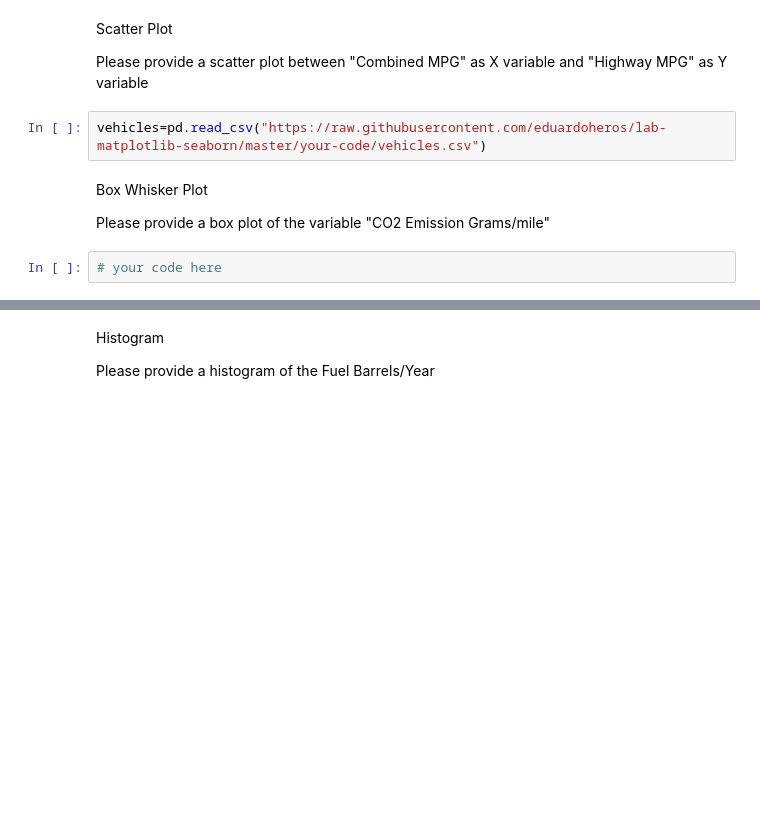
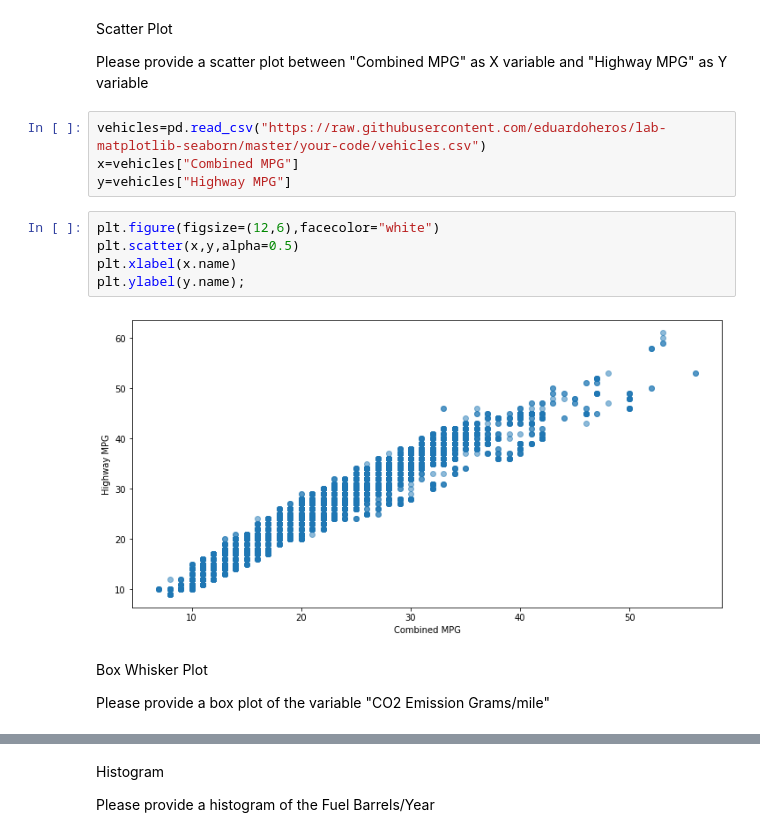
Before and after one commit to ta-data-mexpt/lab-matplotlib-seaborn, a Jupyter notebook: your-code/challenge-1.ipynb, the cells around one changed output, grey strips where cells are left out. Cells and saved outputs as stored; diff of their text form; blank space fills up the shorter version.

```diff
--- a/your-code/challenge-1.ipynb
+++ b/your-code/challenge-1.ipynb
@@ -103,9 +103,16 @@ Please provide a scatter plot between "Combined MPG" as X variable and
 "Highway MPG" as Y variable
 # %%
 vehicles=pd.read_csv("https://raw.githubusercontent.com/eduardoheros/lab-matplotlib-seaborn/master/your-code/vehicles.csv")
+x=vehicles["Combined MPG"]
+y=vehicles["Highway MPG"]
+# %%
+plt.figure(figsize=(12,6),facecolor="white")
+plt.scatter(x,y,alpha=0.5)
+plt.xlabel(x.name)
+plt.ylabel(y.name);
+# %% [output]
+[figure, added]
 # %% [markdown]
 Box Whisker Plot
 
 Please provide a box plot of the variable "CO2 Emission Grams/mile"
-# %%
-# your code here
```
Also changed, not shown: parts of 6 cells of this notebook.
